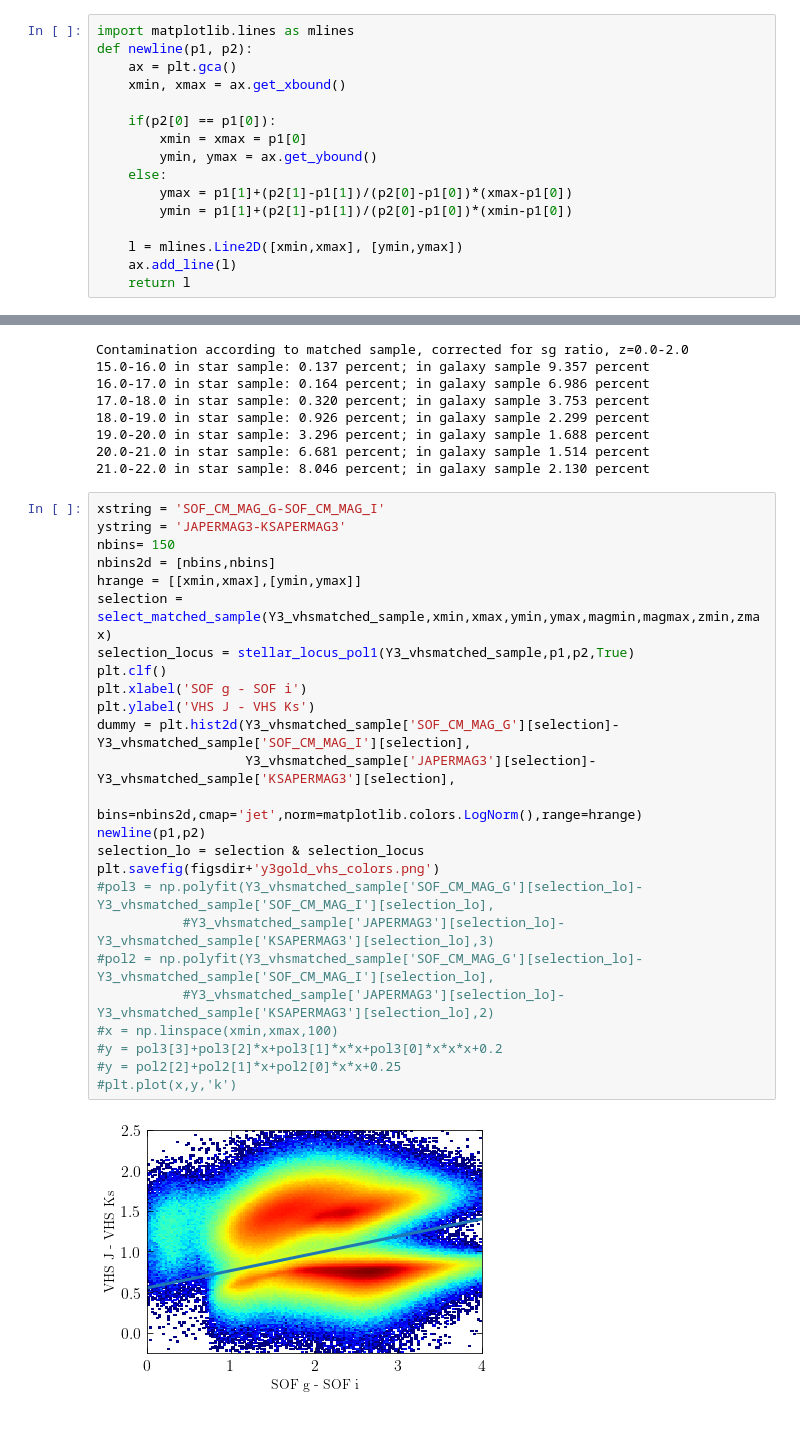
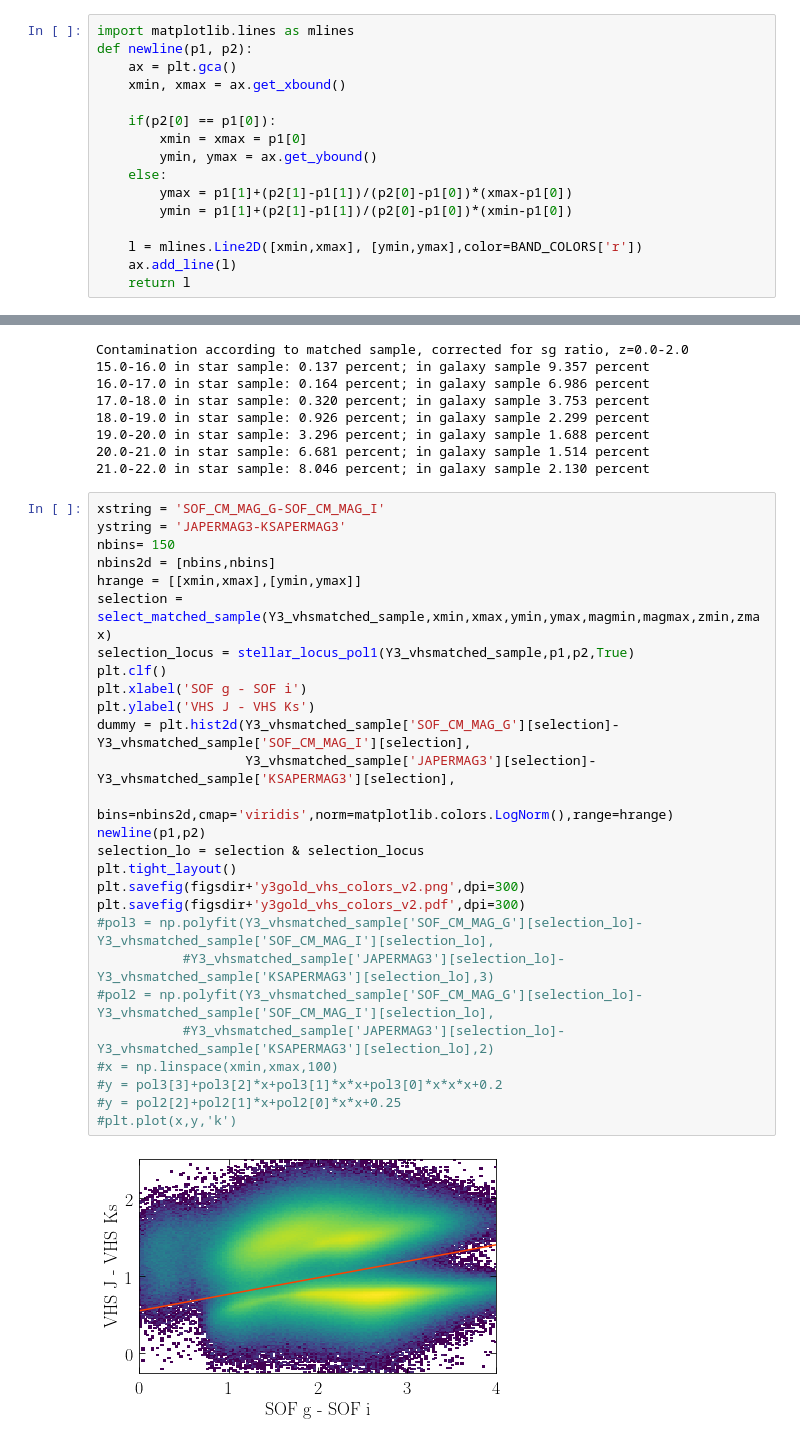
Before and after one commit to nsevilla/y3gold-paper, a Jupyter notebook: y3gold_classification.ipynb, the cells around one changed output, grey strips where cells are left out. Drawn from its saved outputs; the diff is of its cells as text.

```diff
--- a/y3gold_classification.ipynb
+++ b/y3gold_classification.ipynb
@@ -59,7 +59,7 @@ def newline(p1, p2):
         ymax = p1[1]+(p2[1]-p1[1])/(p2[0]-p1[0])*(xmax-p1[0])
         ymin = p1[1]+(p2[1]-p1[1])/(p2[0]-p1[0])*(xmin-p1[0])
 
-    l = mlines.Line2D([xmin,xmax], [ymin,ymax])
+    l = mlines.Line2D([xmin,xmax], [ymin,ymax],color=BAND_COLORS['r'])
     ax.add_line(l)
     return l
 # %%
@@ -294,30 +297,32 @@ Contamination according to matched sample, corrected for sg ratio, z=0.0-2.0
 # %%
 xstring = 'SOF_CM_MAG_G-SOF_CM_MAG_I'
 ystring = 'JAPERMAG3-KSAPERMAG3'
 nbins= 150
 nbins2d = [nbins,nbins]
 hrange = [[xmin,xmax],[ymin,ymax]]
 selection = select_matched_sample(Y3_vhsmatched_sample,xmin,xmax,ymin,ymax,magmin,magmax,zmin,zmax)
 selection_locus = stellar_locus_pol1(Y3_vhsmatched_sample,p1,p2,True)
 plt.clf()
 plt.xlabel('SOF g - SOF i')
 plt.ylabel('VHS J - VHS Ks')
 dummy = plt.hist2d(Y3_vhsmatched_sample['SOF_CM_MAG_G'][selection]-Y3_vhsmatched_sample['SOF_CM_MAG_I'][selection],
                    Y3_vhsmatched_sample['JAPERMAG3'][selection]-Y3_vhsmatched_sample['KSAPERMAG3'][selection],
-                   bins=nbins2d,cmap='jet',norm=matplotlib.colors.LogNorm(),range=hrange)
+                   bins=nbins2d,cmap='viridis',norm=matplotlib.colors.LogNorm(),range=hrange)
 newline(p1,p2)
 selection_lo = selection & selection_locus
-plt.savefig(figsdir+'y3gold_vhs_colors.png')
+plt.tight_layout()
+plt.savefig(figsdir+'y3gold_vhs_colors_v2.png',dpi=300)
+plt.savefig(figsdir+'y3gold_vhs_colors_v2.pdf',dpi=300)
 #pol3 = np.polyfit(Y3_vhsmatched_sample['SOF_CM_MAG_G'][selection_lo]-Y3_vhsmatched_sample['SOF_CM_MAG_I'][selection_lo],
            #Y3_vhsmatched_sample['JAPERMAG3'][selection_lo]-Y3_vhsmatched_sample['KSAPERMAG3'][selection_lo],3)
 #pol2 = np.polyfit(Y3_vhsmatched_sample['SOF_CM_MAG_G'][selection_lo]-Y3_vhsmatched_sample['SOF_CM_MAG_I'][selection_lo],
            #Y3_vhsmatched_sample['JAPERMAG3'][selection_lo]-Y3_vhsmatched_sample['KSAPERMAG3'][selection_lo],2)
 #x = np.linspace(xmin,xmax,100)
 #y = pol3[3]+pol3[2]*x+pol3[1]*x*x+pol3[0]*x*x*x+0.2
 #y = pol2[2]+pol2[1]*x+pol2[0]*x*x+0.25
 #plt.plot(x,y,'k')
 # %% [output]
-[figure, old version]
+[figure, new version]
 # %%
 plt.clf()
 fig, ax = plt.subplots(1, 1)
```
Also changed, not shown: parts of 2 cells of this notebook.
